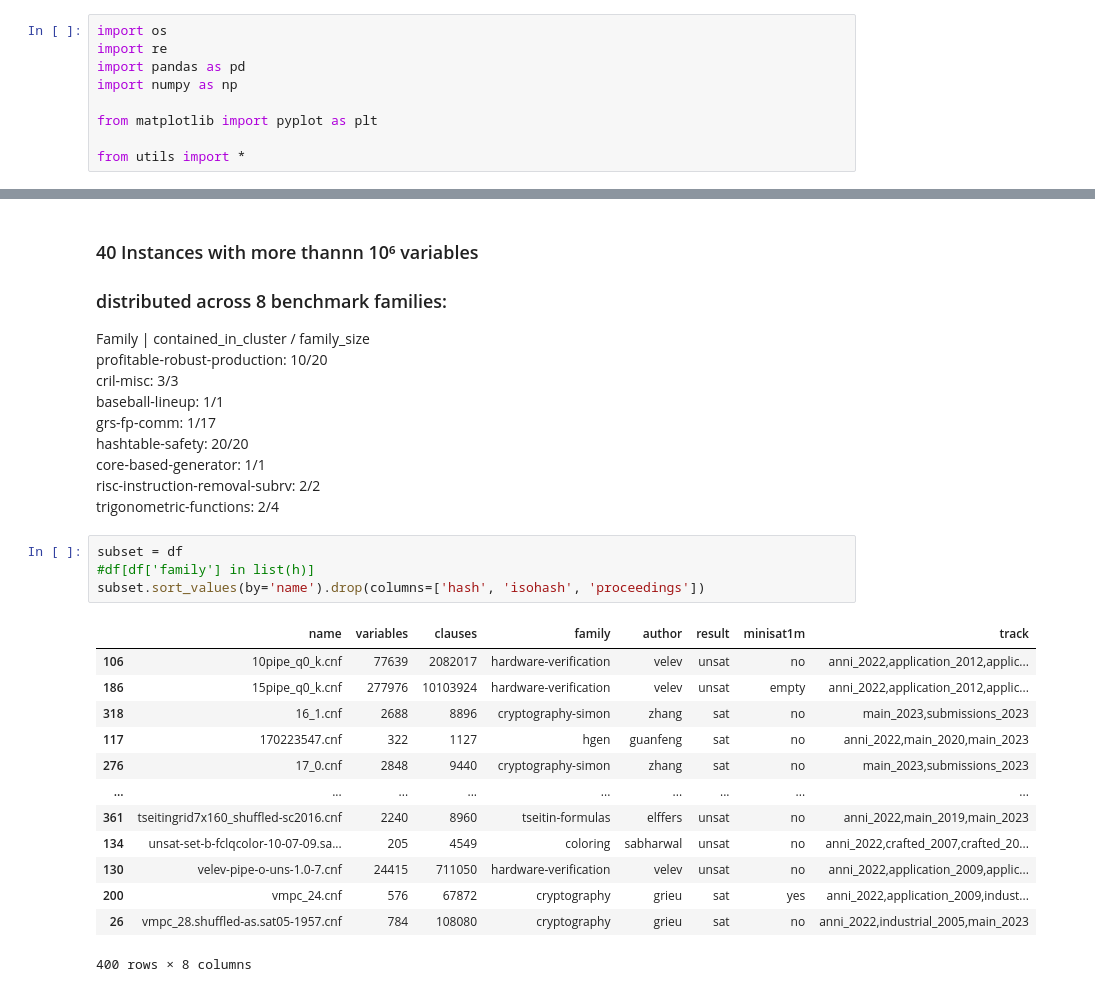
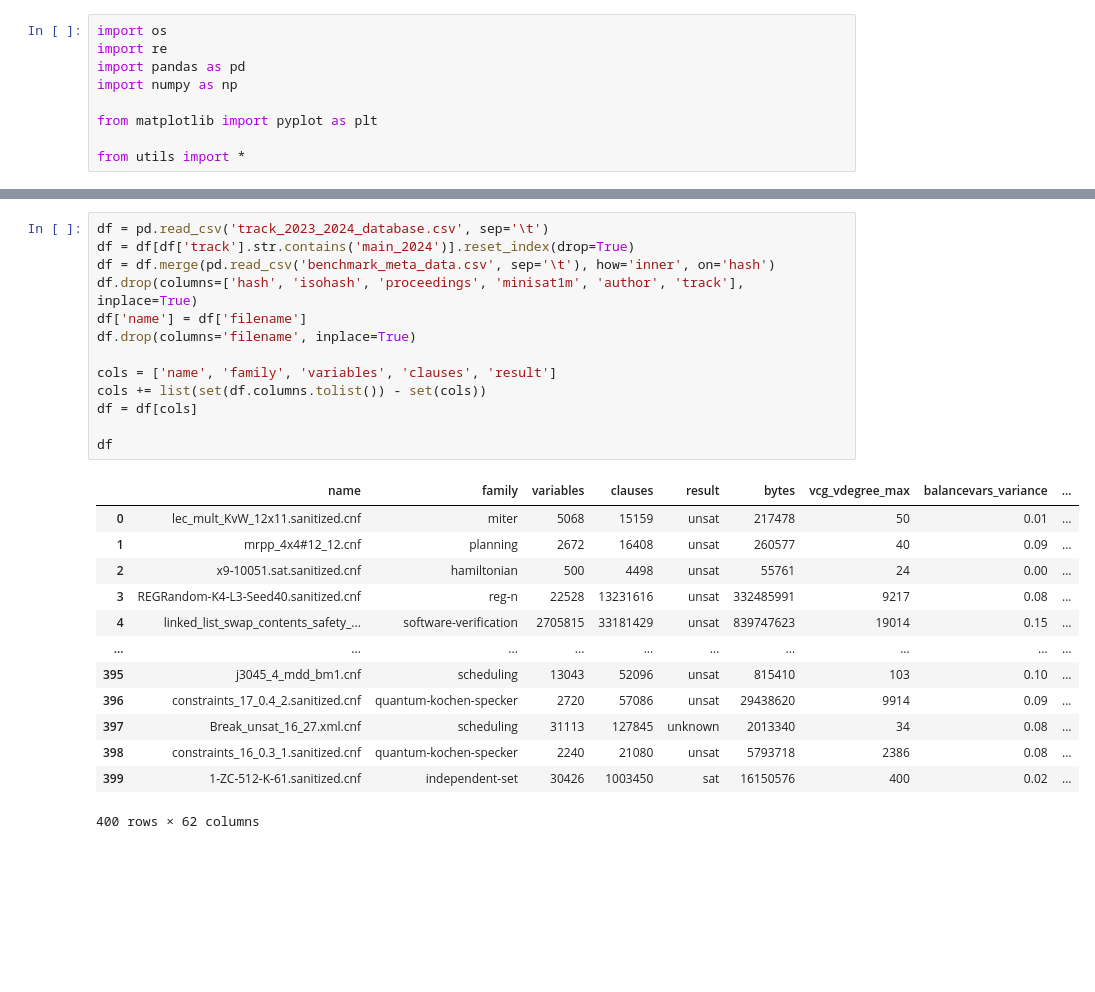
Before and after one commit to rubenGoetz/mallob, a Jupyter notebook: notebooks/instance_analysis.ipynb, the cells around one changed output, grey strips where cells are left out. Saved outputs shown, nothing was run; the diff lists cells and outputs as text; blank space fills up the shorter version.

```diff
--- a/notebooks/instance_analysis.ipynb
+++ b/notebooks/instance_analysis.ipynb
@@ -47,30 +10,27 @@ h
-# %% [markdown]
-### 40 Instances with more thannn 10⁶ variables
-### distributed across 8 benchmark families:
-Family | contained_in_cluster / family_size\
-profitable-robust-production: 10/20\
-cril-misc: 3/3\
-baseball-lineup: 1/1\
-grs-fp-comm: 1/17\
-hashtable-safety: 20/20\
-core-based-generator: 1/1\
-risc-instruction-removal-subrv: 2/2\
-trigonometric-functions: 2/4
-# %%
-subset = df
-#df[df['family'] in list(h)]
-subset.sort_values(by='name').drop(columns=['hash', 'isohash', 'proceedings'])
-# %% [output]
-|  | name | variables | clauses | family | author | result | minisat1m | track |
-| 106 | 10pipe_q0_k.cnf | 77639 | 2082017 | hardware-verification | velev | unsat | no | anni_2022,application_2012,applic... |
-| 186 | 15pipe_q0_k.cnf | 277976 | 10103924 | hardware-verification | velev | unsat | empty | anni_2022,application_2012,applic... |
-| 318 | 16_1.cnf | 2688 | 8896 | cryptography-simon | zhang | sat | no | main_2023,submissions_2023 |
-| 117 | 170223547.cnf | 322 | 1127 | hgen | guanfeng | sat | no | anni_2022,main_2020,main_2023 |
-| 276 | 17_0.cnf | 2848 | 9440 | cryptography-simon | zhang | sat | no | main_2023,submissions_2023 |
-| ... | ... | ... | ... | ... | ... | ... | ... | ... |
-| 361 | tseitingrid7x160_shuffled-sc2016.cnf | 2240 | 8960 | tseitin-formulas | elffers | unsat | no | anni_2022,main_2019,main_2023 |
-| 134 | unsat-set-b-fclqcolor-10-07-09.sa... | 205 | 4549 | coloring | sabharwal | unsat | no | anni_2022,crafted_2007,crafted_20... |
-| 130 | velev-pipe-o-uns-1.0-7.cnf | 24415 | 711050 | hardware-verification | velev | unsat | no | anni_2022,application_2009,applic... |
-| 200 | vmpc_24.cnf | 576 | 67872 | cryptography | grieu | sat | yes | anni_2022,application_2009,indust... |
-| 26 | vmpc_28.shuffled-as.sat05-1957.cnf | 784 | 108080 | cryptography | grieu | sat | no | anni_2022,industrial_2005,main_2023 |
-400 rows × 8 columns
+# %%
+df = pd.read_csv('track_2023_2024_database.csv', sep='\t')
+df = df[df['track'].str.contains('main_2024')].reset_index(drop=True)
+df = df.merge(pd.read_csv('benchmark_meta_data.csv', sep='\t'), how='inner', on='hash')
+df.drop(columns=['hash', 'isohash', 'proceedings', 'minisat1m', 'author', 'track'], inplace=True)
+df['name'] = df['filename']
+df.drop(columns='filename', inplace=True)
+
+cols = ['name', 'family', 'variables', 'clauses', 'result']
+cols += list(set(df.columns.tolist()) - set(cols))
+df = df[cols]
+
+df
+# %% [output]
+|  | name | family | variables | clauses | result | bytes | vcg_vdegree_max | balancevars_variance | ... |
+| 0 | lec_mult_KvW_12x11.sanitized.cnf | miter | 5068 | 15159 | unsat | 217478 | 50 | 0.01 | ... |
+| 1 | mrpp_4x4#12_12.cnf | planning | 2672 | 16408 | unsat | 260577 | 40 | 0.09 | ... |
+| 2 | x9-10051.sat.sanitized.cnf | hamiltonian | 500 | 4498 | unsat | 55761 | 24 | 0.00 | ... |
+| 3 | REGRandom-K4-L3-Seed40.sanitized.cnf | reg-n | 22528 | 13231616 | unsat | 332485991 | 9217 | 0.08 | ... |
+| 4 | linked_list_swap_contents_safety_... | software-verification | 2705815 | 33181429 | unsat | 839747623 | 19014 | 0.15 | ... |
+| ... | ... | ... | ... | ... | ... | ... | ... | ... | ... |
+| 395 | j3045_4_mdd_bm1.cnf | scheduling | 13043 | 52096 | unsat | 815410 | 103 | 0.10 | ... |
+| 396 | constraints_17_0.4_2.sanitized.cnf | quantum-kochen-specker | 2720 | 57086 | unsat | 29438620 | 9914 | 0.09 | ... |
+| 397 | Break_unsat_16_27.xml.cnf | scheduling | 31113 | 127845 | unknown | 2013340 | 34 | 0.08 | ... |
+| 398 | constraints_16_0.3_1.sanitized.cnf | quantum-kochen-specker | 2240 | 21080 | unsat | 5793718 | 2386 | 0.08 | ... |
+| 399 | 1-ZC-512-K-61.sanitized.cnf | independent-set | 30426 | 1003450 | sat | 16150576 | 400 | 0.02 | ... |
+400 rows × 62 columns
```
Also changed, not shown: parts of 4 cells of this notebook, 8 other files.
